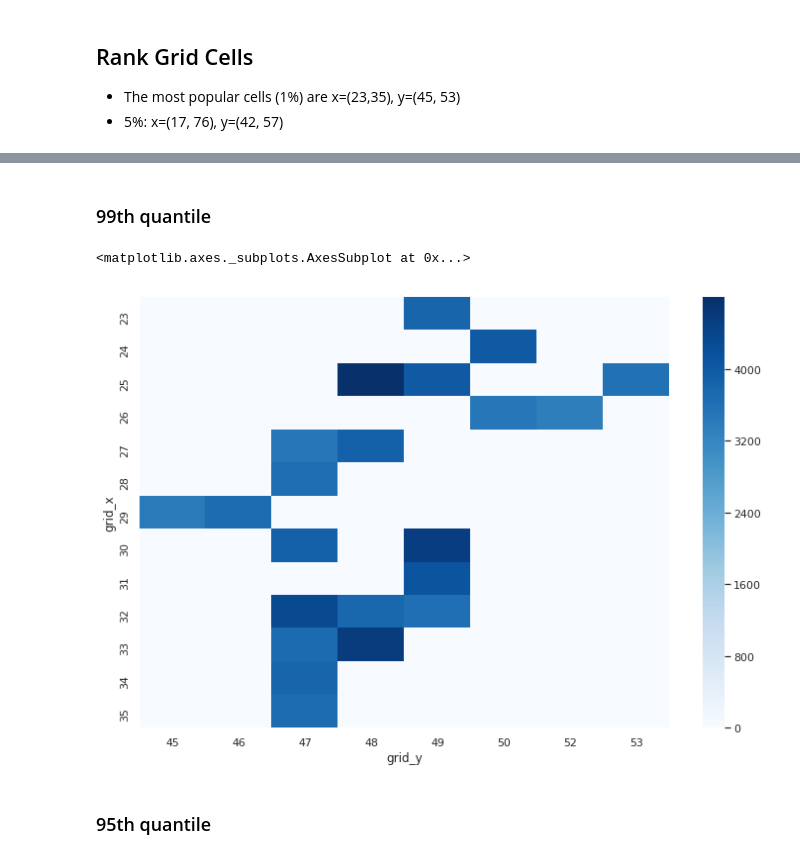
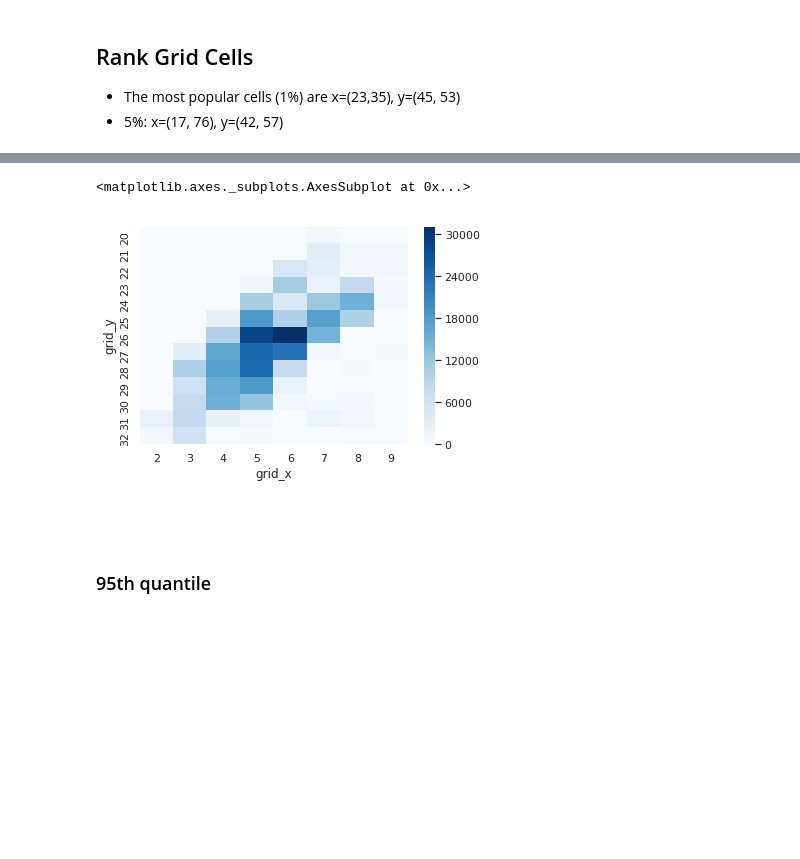
Before and after one commit to atkm/taxi-demand-prediction, a Jupyter notebook: Demand Analysis.ipynb, the cells around one changed output, grey strips where cells are left out. Drawn from its saved outputs; the diff is of its cells as text; code cells hidden in the pictures; blank space fills up the shorter version.

```diff
--- a/Demand Analysis.ipynb
+++ b/Demand Analysis.ipynb
@@ -52,2 +61,10 @@ Name: count, dtype: float64
+# %%
+high_demand = counts[(counts.grid_x < 10) & (counts.grid_x > 1) &
+                     (counts.grid_y < 33) & (counts.grid_y > 19)]
+sns.heatmap(high_demand.pivot('grid_y', 'grid_x', 'count').\
+           fillna(0), cmap='Blues')
+# %% [output]
+<matplotlib.axes._subplots.AxesSubplot at 0x...>
+[figure, added]
 # %% [markdown]
-### 99th quantile
+##
@@ -57,10 +71,3 @@ high_demand = counts[top_1_percent].sort_values(by='count', ascending=False)
-# %%
-plt.figure(figsize=(12, 8))
-sns.heatmap(high_demand.pivot('grid_x', 'grid_y', 'count').\
-           fillna(0), cmap='Blues')
-# %% [output]
-<matplotlib.axes._subplots.AxesSubplot at 0x...>
-[figure, removed]
 # %% [markdown]
 ### 95th quantile
 # %%
```
Also changed, not shown: parts of 5 cells of this notebook, 1 other file.
